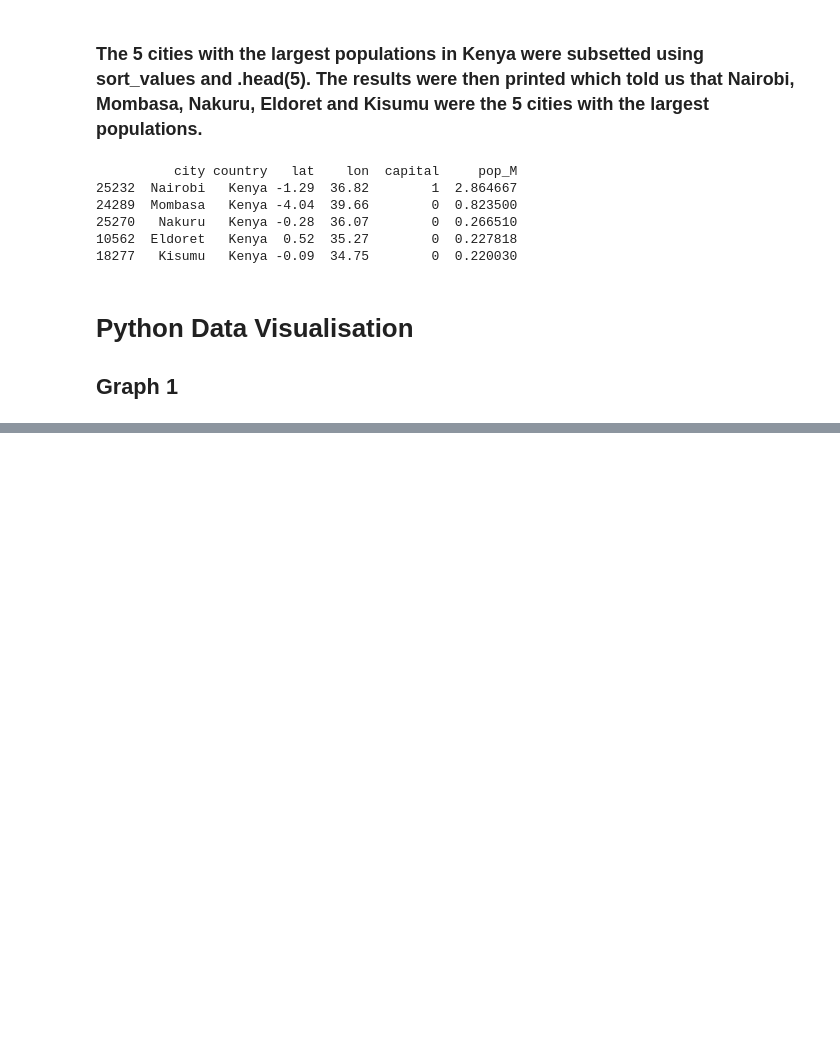
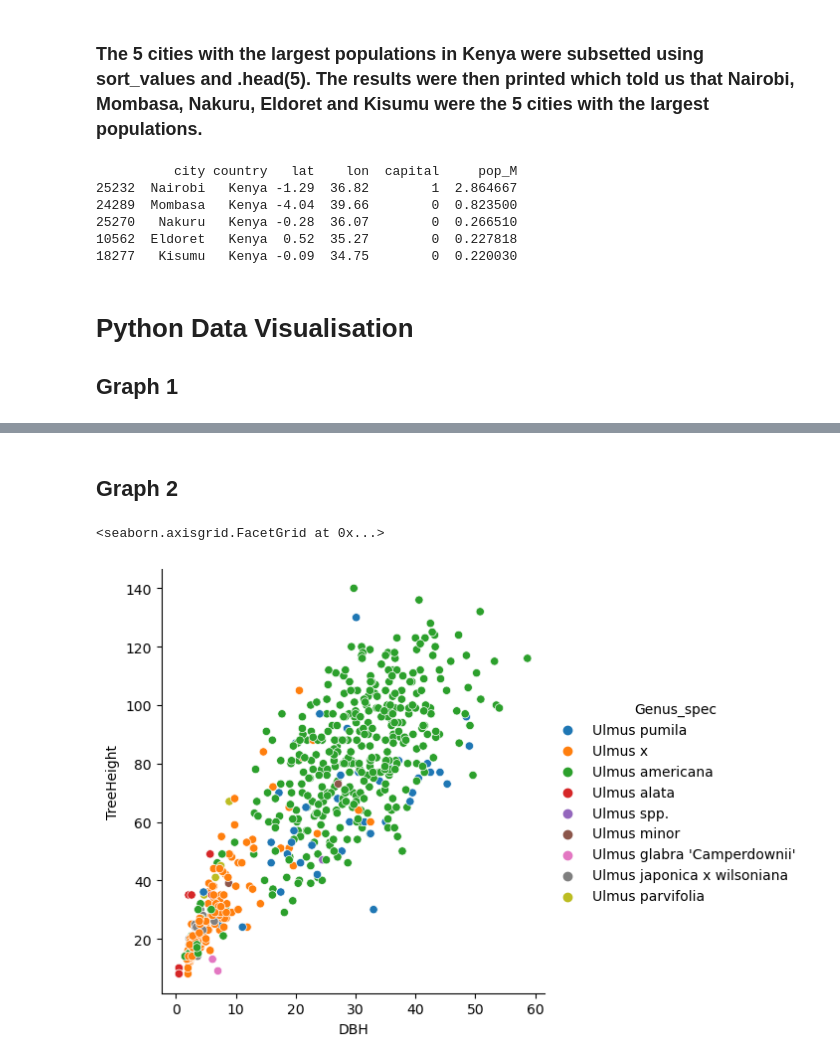
Before and after one commit to MWS8StAndrews/PY4SA23_Assignment, a Jupyter notebook: Assignment No 2 - Morgan Staples.ipynb, the cells around one changed output, grey strips where cells are left out. Drawn from its saved outputs; the diff is of its cells as text; code cells hidden in the pictures; blank space fills up the shorter version.

```diff
--- a/Assignment No 2 - Morgan Staples.ipynb
+++ b/Assignment No 2 - Morgan Staples.ipynb
@@ -144,0 +152,7 @@ print(Kenya_cities_top5)
+# %% [markdown]
+## Graph 2
+# %%
+sns.relplot(x="DBH", y="TreeHeight", hue="Genus_spec", data=Ulmus_only)
+# %% [output]
+<seaborn.axisgrid.FacetGrid at 0x...>
+[figure, added]
```
Also changed, not shown: parts of 4 cells of this notebook.
